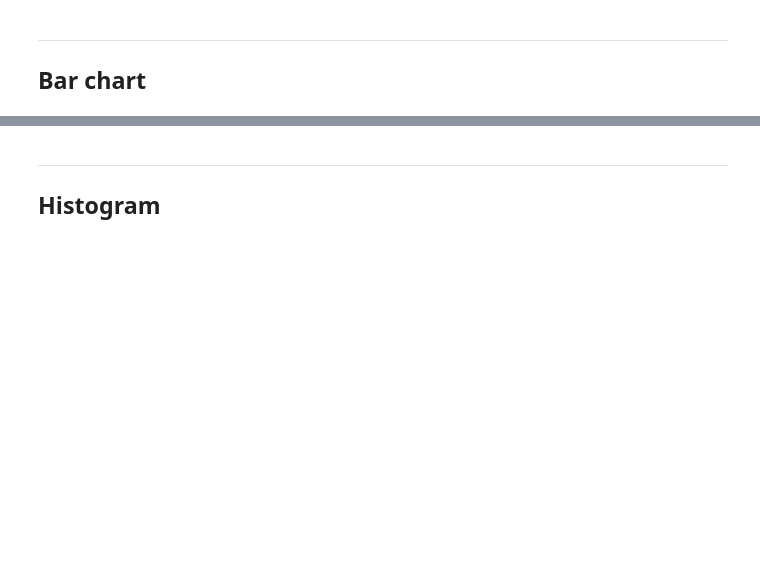
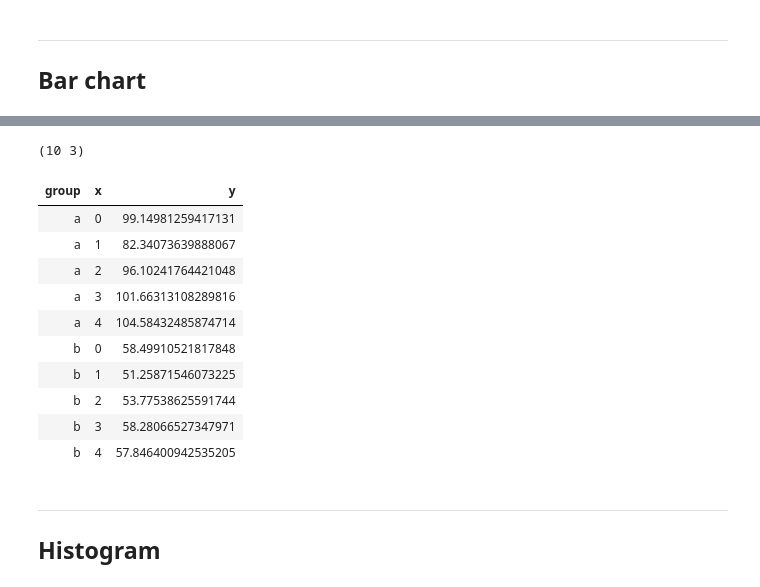
Before and after one commit to antononcube/Raku-JavaScript-D3, a Jupyter notebook: docs/Tests-for-JavaScript-D3.ipynb, the cells around one changed output, grey strips where cells are left out. Drawn from its saved outputs; the diff is of its cells as text; code cells hidden in the pictures; blank space fills up the shorter version.

```diff
--- a/docs/Tests-for-JavaScript-D3.ipynb
+++ b/docs/Tests-for-JavaScript-D3.ipynb
@@ -154,3 +152,26 @@ rename-columns(@dsTest2, {Country => 'variable', Value => 'value'}) ==> js-d3-ba
 # %%
 %% js
 js-d3-bar-chart(random-real(120,45), width=>1000)
+# %%
+my $k = 0;
+my @data = random-real([70, 120],5).map({ %(y => $_, x => $k++, group => 'a') });
+$k = 0;
+@data.append: random-real([50,60],5).map({ %(y => $_, x => $k++, group => 'b') });
+dimensions(@data)
+# %% [output]
+(10 3)
+# %%
+#%html
+@data ==> to-html()
+# %% [output]
+| group | x | y |
+| a | 0 | 99.14981259417131 |
+| a | 1 | 82.34073639888067 |
+| a | 2 | 96.10241764421048 |
+| a | 3 | 101.66313108289816 |
+| a | 4 | 104.58432485874714 |
+| b | 0 | 58.49910521817848 |
+| b | 1 | 51.25871546073225 |
+| b | 2 | 53.77538625591744 |
+| b | 3 | 58.28066527347971 |
+| b | 4 | 57.846400942535205 |
```
Also changed, not shown: parts of 6 cells of this notebook.
